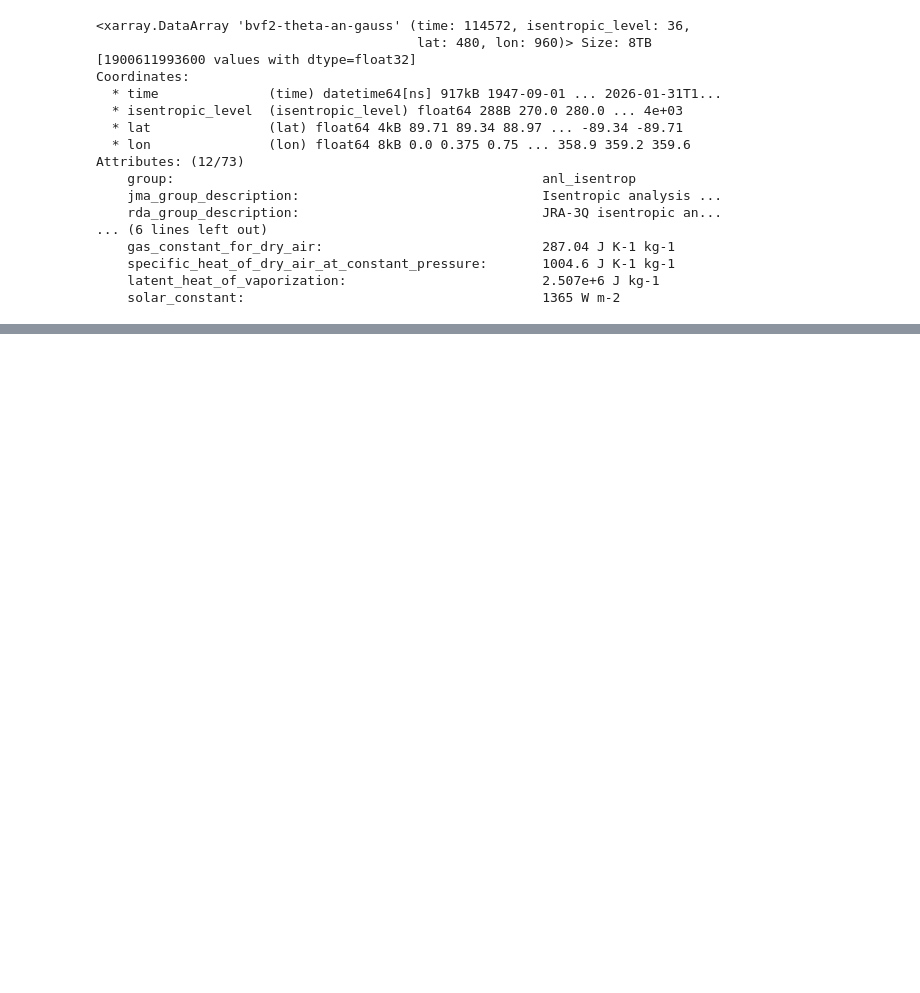
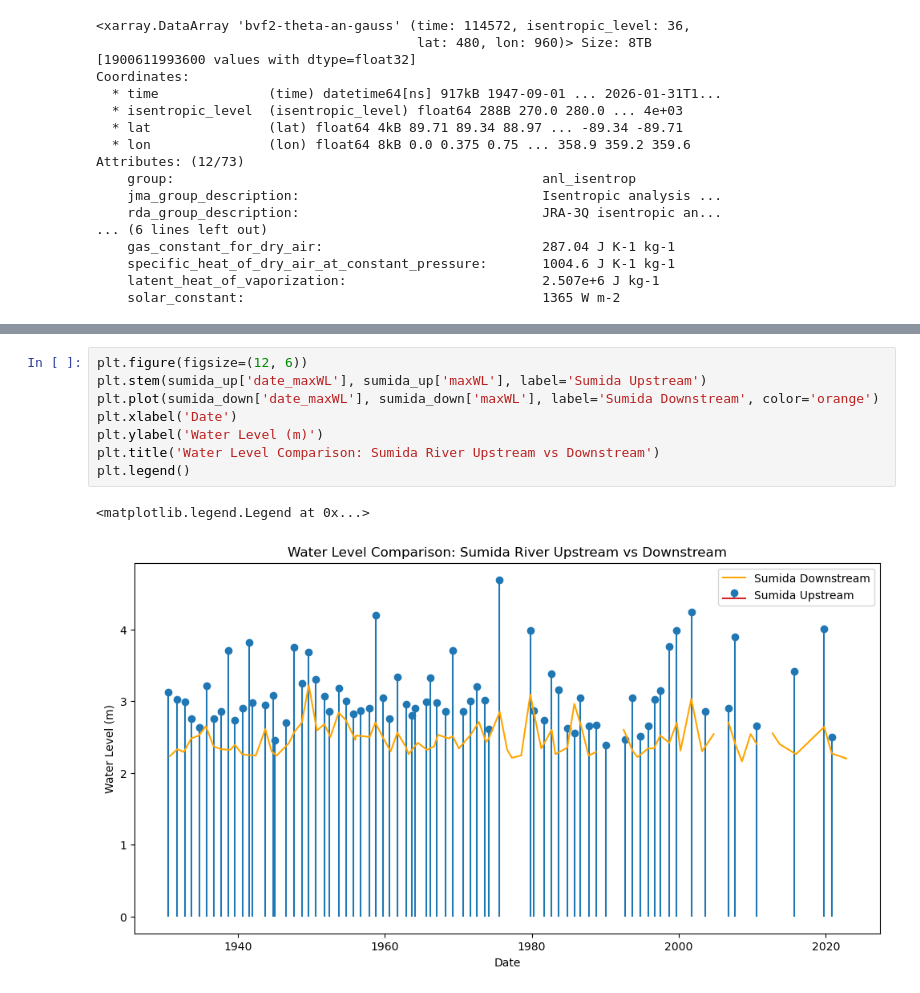
Before and after one commit to foozdemiroglu-gif/MP411-Tokyo, a Jupyter notebook: Hydraulic_analysis.ipynb, the cells around one changed output, grey strips where cells are left out. Cells and saved outputs as stored; diff of their text form; blank space fills up the shorter version.

```diff
--- a/Hydraulic_analysis.ipynb
+++ b/Hydraulic_analysis.ipynb
@@ -285,0 +294,11 @@ sumida_down.head()
+# %%
+plt.figure(figsize=(12, 6))
+plt.stem(sumida_up['date_maxWL'], sumida_up['maxWL'], label='Sumida Upstream')
+plt.plot(sumida_down['date_maxWL'], sumida_down['maxWL'], label='Sumida Downstream', color='orange')
+plt.xlabel('Date')
+plt.ylabel('Water Level (m)')
+plt.title('Water Level Comparison: Sumida River Upstream vs Downstream')
+plt.legend()
+# %% [output]
+<matplotlib.legend.Legend at 0x...>
+[figure, added]
```
Also changed, not shown: parts of 11 cells of this notebook.
